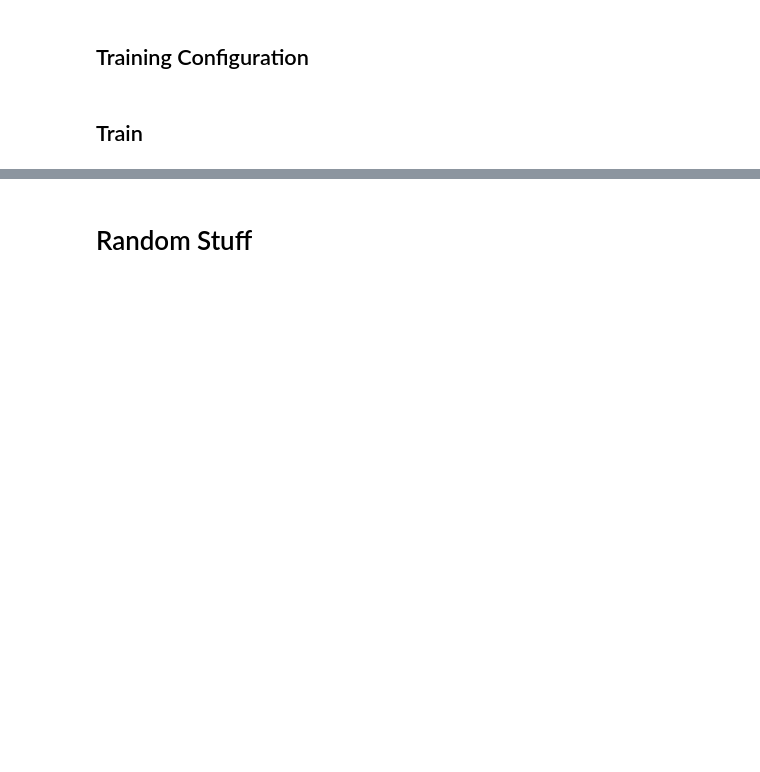
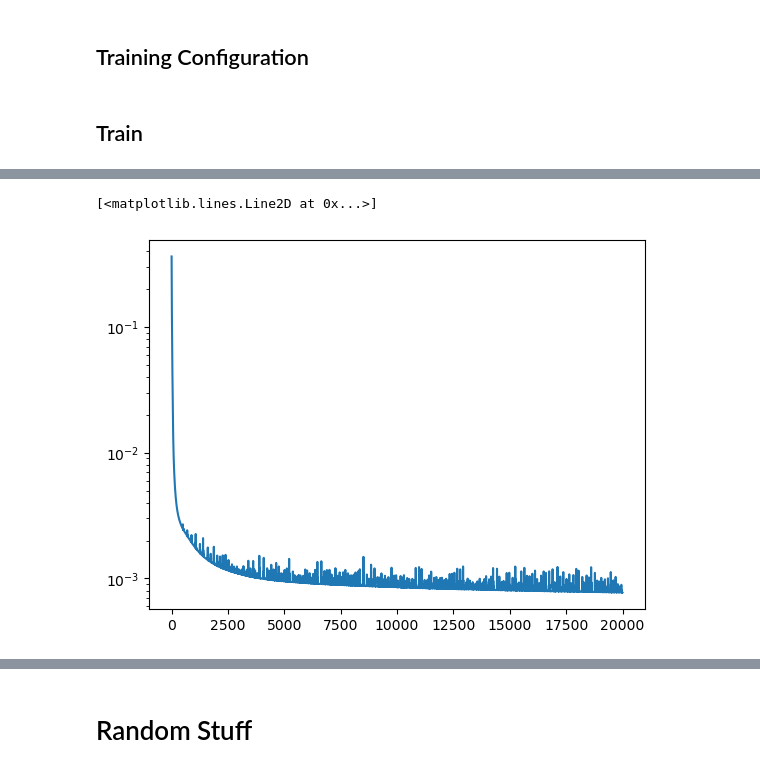
Before and after one commit to AlejandroPenacho/PINN-Project, a Jupyter notebook: pinn_approach.ipynb, the cells around one changed output, grey strips where cells are left out. Drawn from its saved outputs; the diff is of its cells as text; code cells hidden in the pictures; blank space fills up the shorter version.

```diff
--- a/pinn_approach.ipynb
+++ b/pinn_approach.ipynb
@@ -563,3 +520,9 @@ tensor(0.0186, grad_fn=<AddBackward0>)
+# %%
+fig, ax = plt.subplots()
+ax.semilogy(stats.total_loss_array)
+# %% [output]
+[<matplotlib.lines.Line2D at 0x...>]
+[figure, added]
 # %%
 def show_model(base_model, retrained_model):
     x_array = torch.linspace(0, 1, 100).reshape(1, -1)
```
Also changed, not shown: parts of 9 cells of this notebook, 3 other files.
